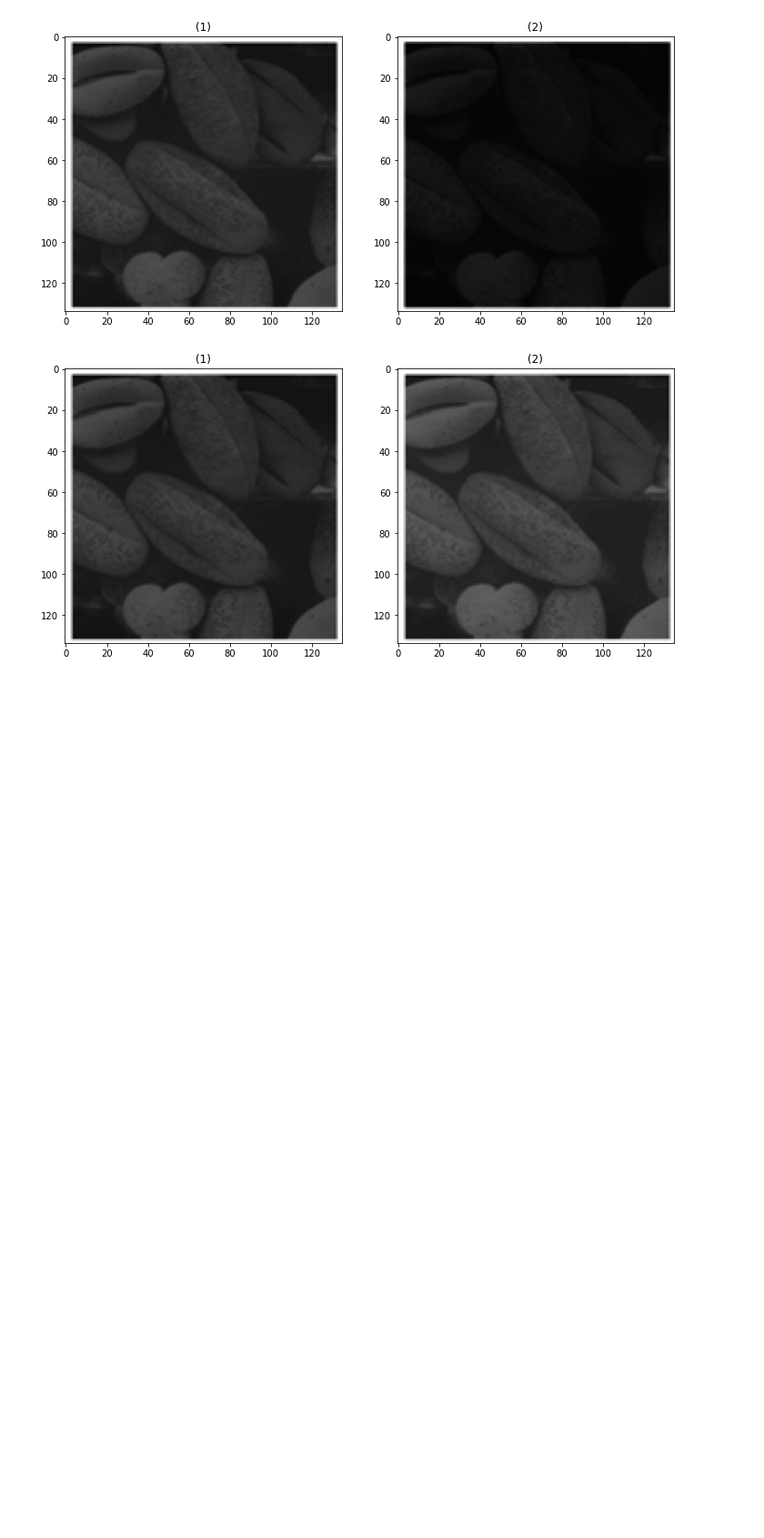
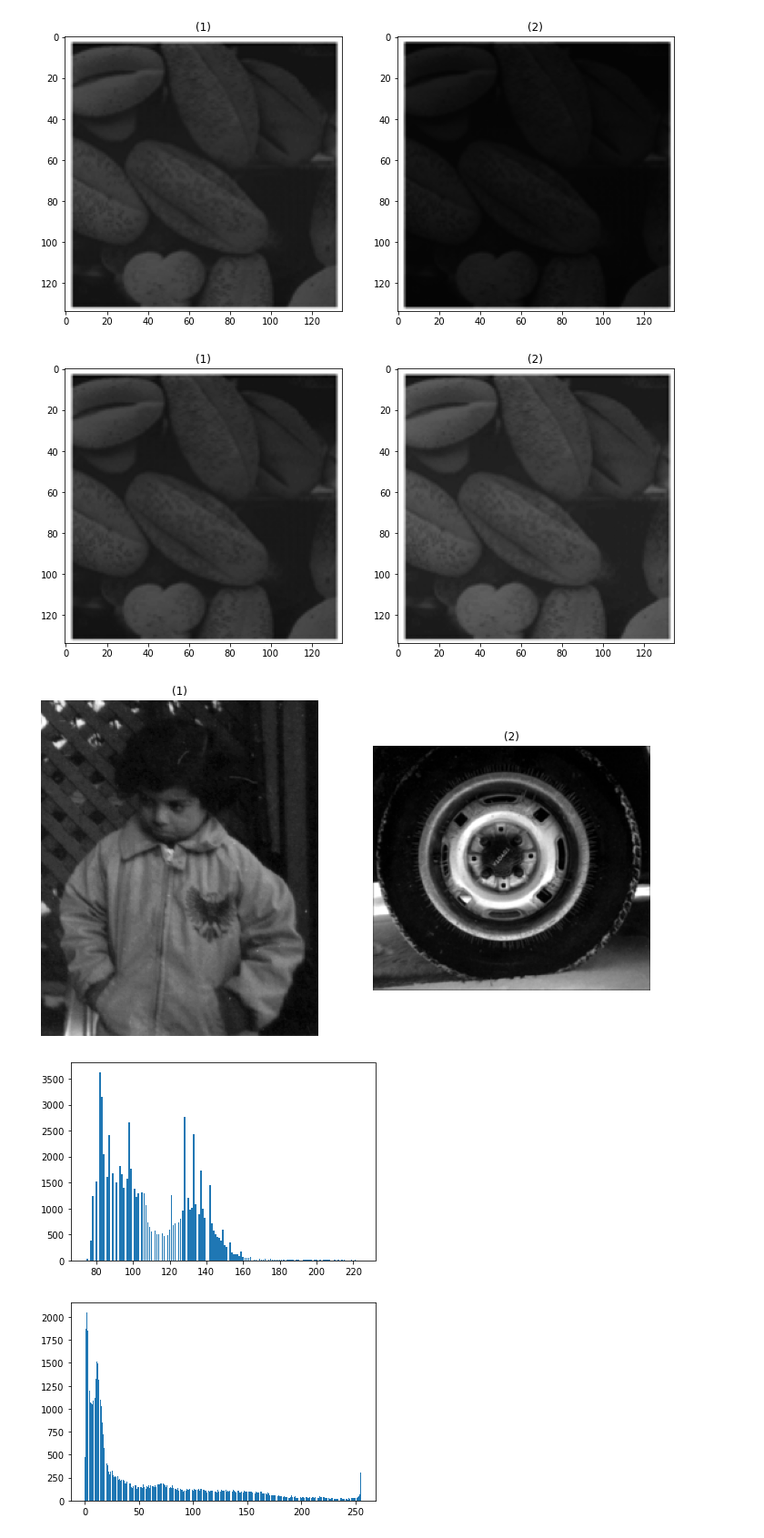
Before and after one commit to EngPeterAtef/ImageProcessing_Labs, a Jupyter notebook: lab4 _Contrast Enhancement/Lab4_STD.ipynb, the cells around one changed output. Shown at 91% size. Drawn from its saved outputs; the diff is of its cells as text; code cells hidden in the pictures; blank space fills up the shorter version.

```diff
--- a/lab4 _Contrast Enhancement/Lab4_STD.ipynb
+++ b/lab4 _Contrast Enhancement/Lab4_STD.ipynb
@@ -120,2 +118,13 @@ You can use showHist function from commonfunctions file
 def getImageWithHist(name,ext,nbins=256):
     pass
+# %%
+poutImg = io.imread('./imgs/pout.tif')
+tireImg = io.imread('./imgs/tire.tif')
+# %%
+show_images([poutImg, tireImg])
+showHistCommon(poutImg)
+showHistCommon(tireImg)
+# %% [output]
+[figure, added]
+[figure, added]
+[figure, added]
```
Also changed, not shown: parts of 14 cells of this notebook.
